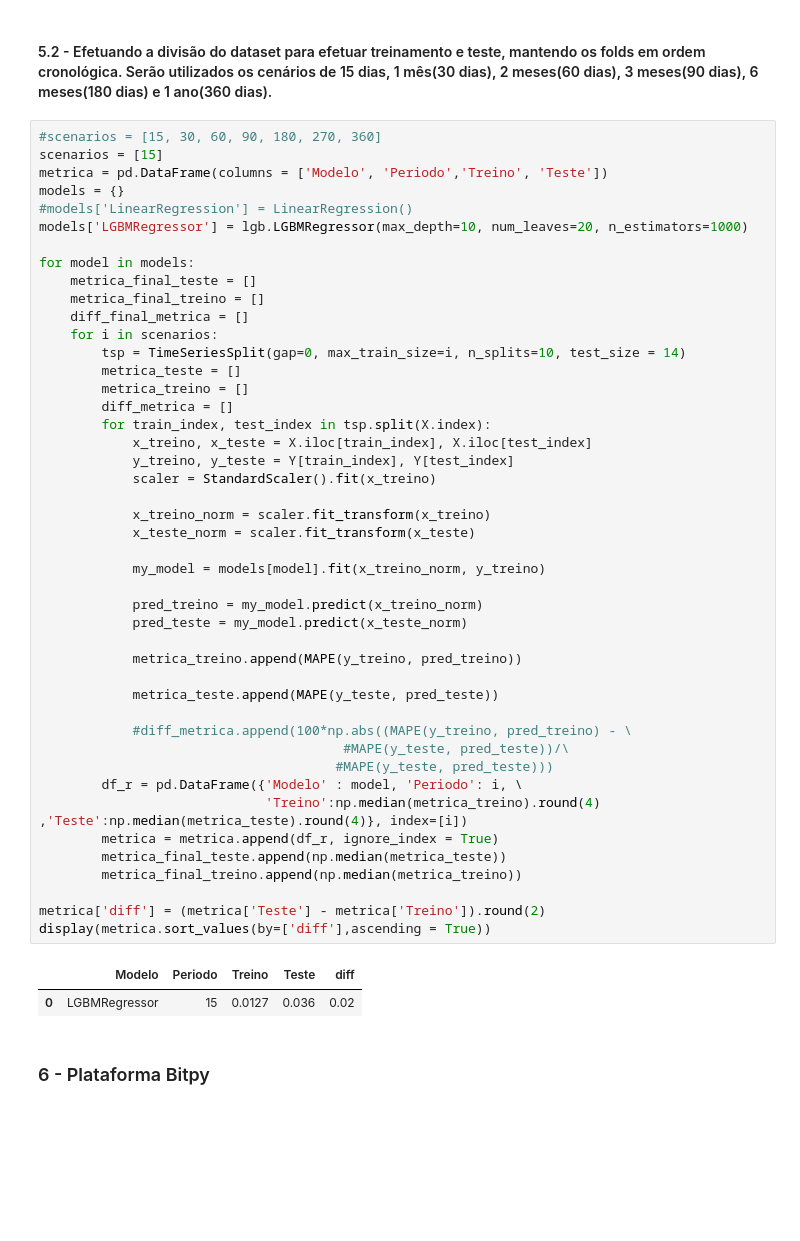
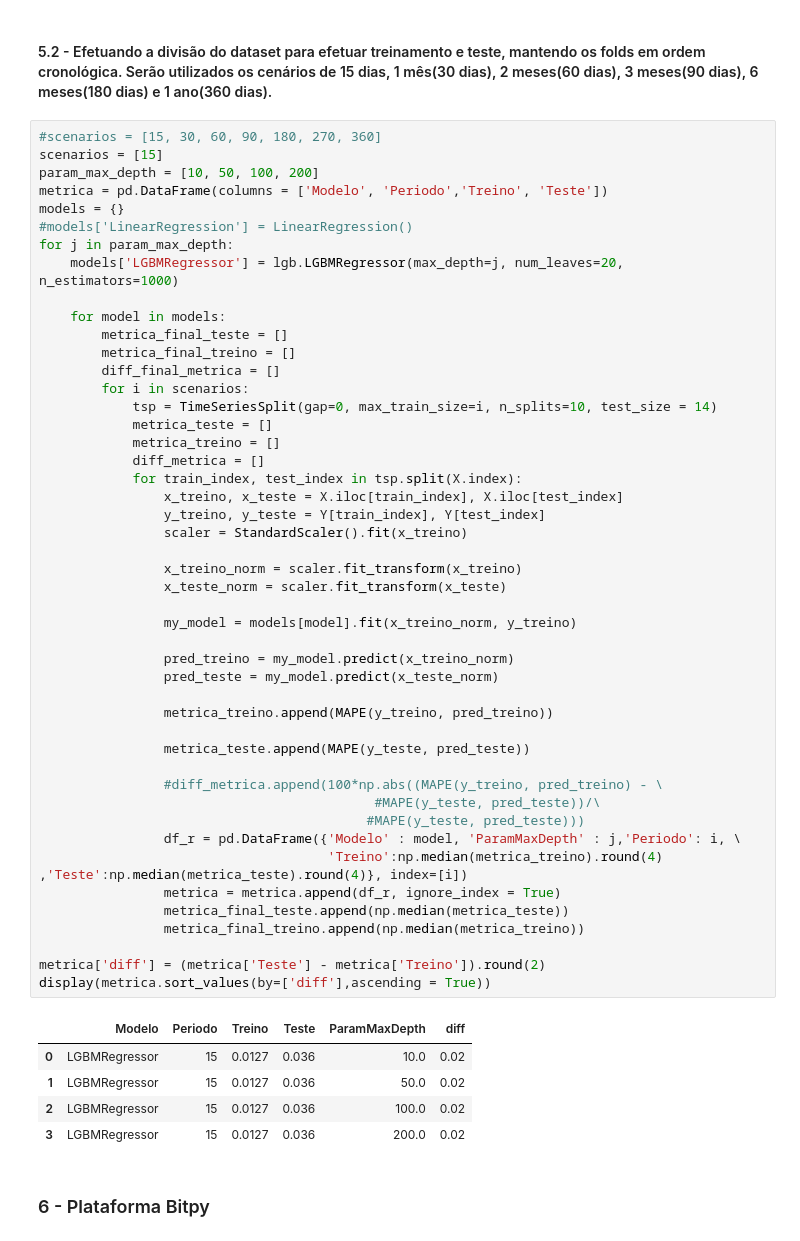
Before and after one commit to jsoft-ti/machinelearning, a Jupyter notebook: outros/projeto_dh/NotebookProjetoDH_VF-IBOV.ipynb, the cells around one changed output. Cells and saved outputs as stored; diff of their text form; blank space fills up the shorter version.

Commit message:
Variando parametro de profubndidade

```diff
--- a/outros/projeto_dh/NotebookProjetoDH_VF-IBOV.ipynb
+++ b/outros/projeto_dh/NotebookProjetoDH_VF-IBOV.ipynb
@@ -593,51 +593,56 @@ display(X.shape)
 # %%
 #scenarios = [15, 30, 60, 90, 180, 270, 360]
 scenarios = [15]
+param_max_depth = [10, 50, 100, 200]
 metrica = pd.DataFrame(columns = ['Modelo', 'Periodo','Treino', 'Teste'])
 models = {}
 #models['LinearRegression'] = LinearRegression()
-models['LGBMRegressor'] = lgb.LGBMRegressor(max_depth=10, num_leaves=20, n_estimators=1000)
+for j in param_max_depth:
+    models['LGBMRegressor'] = lgb.LGBMRegressor(max_depth=j, num_leaves=20, n_estimators=1000)
 
-for model in models:
-    metrica_final_teste = []
-    metrica_final_treino = []
-    diff_final_metrica = []
-    for i in scenarios:
-        tsp = TimeSeriesSplit(gap=0, max_train_size=i, n_splits=10, test_size = 14)
-        metrica_teste = []
-        metrica_treino = []
-        diff_metrica = []
-        for train_index, test_index in tsp.split(X.index):
-            x_treino, x_teste = X.iloc[train_index], X.iloc[test_index]
-            y_treino, y_teste = Y[train_index], Y[test_index]
-            scaler = StandardScaler().fit(x_treino)
+    for model in models:
+        metrica_final_teste = []
+        metrica_final_treino = []
+        diff_final_metrica = []
+        for i in scenarios:
+            tsp = TimeSeriesSplit(gap=0, max_train_size=i, n_splits=10, test_size = 14)
+            metrica_teste = []
+            metrica_treino = []
+            diff_metrica = []
+            for train_index, test_index in tsp.split(X.index):
+                x_treino, x_teste = X.iloc[train_index], X.iloc[test_index]
+                y_treino, y_teste = Y[train_index], Y[test_index]
+                scaler = StandardScaler().fit(x_treino)
 
-            x_treino_norm = scaler.fit_transform(x_treino)
-            x_teste_norm = scaler.fit_transform(x_teste)
+                x_treino_norm = scaler.fit_transform(x_treino)
+                x_teste_norm = scaler.fit_transform(x_teste)
 
-            my_model = models[model].fit(x_treino_norm, y_treino)
+                my_model = models[model].fit(x_treino_norm, y_treino)
 
-            pred_treino = my_model.predict(x_treino_norm)
-            pred_teste = my_model.predict(x_teste_norm)
+                pred_treino = my_model.predict(x_treino_norm)
+                pred_teste = my_model.predict(x_teste_norm)
 
-            metrica_treino.append(MAPE(y_treino, pred_treino))
+                metrica_treino.append(MAPE(y_treino, pred_treino))
 
-            metrica_teste.append(MAPE(y_teste, pred_teste))
+                metrica_teste.append(MAPE(y_teste, pred_teste))
 
-            #diff_metrica.append(100*np.abs((MAPE(y_treino, pred_treino) - \
-                                       #MAPE(y_teste, pred_teste))/\
-                                      #MAPE(y_teste, pred_teste)))
-        df_r = pd.DataFrame({'Modelo' : model, 'Periodo': i, \
-                             'Treino':np.median(metrica_treino).round(4) ,'Teste':np.median(metrica_teste).round(4)}, index=[i])
-        metrica = metrica.append(df_r, ignore_index = True)
-        metrica_final_teste.append(np.median(metrica_teste))
-        metrica_final_treino.append(np.median(metrica_treino))
+                #diff_metrica.append(100*np.abs((MAPE(y_treino, pred_treino) - \
+                                           #MAPE(y_teste, pred_teste))/\
+                                          #MAPE(y_teste, pred_teste)))
+                df_r = pd.DataFrame({'Modelo' : model, 'ParamMaxDepth' : j,'Periodo': i, \
+                                     'Treino':np.median(metrica_treino).round(4) ,'Teste':np.median(metrica_teste).round(4)}, index=[i])
+                metrica = metrica.append(df_r, ignore_index = True)
+                metrica_final_teste.append(np.median(metrica_teste))
+                metrica_final_treino.append(np.median(metrica_treino))
 
 metrica['diff'] = (metrica['Teste'] - metrica['Treino']).round(2)
 display(metrica.sort_values(by=['diff'],ascending = True))
 # %% [output]
-|  | Modelo | Periodo | Treino | Teste | diff |
-| 0 | LGBMRegressor | 15 | 0.0127 | 0.036 | 0.02 |
+|  | Modelo | Periodo | Treino | Teste | ParamMaxDepth | diff |
+| 0 | LGBMRegressor | 15 | 0.0127 | 0.036 | 10.0 | 0.02 |
+| 1 | LGBMRegressor | 15 | 0.0127 | 0.036 | 50.0 | 0.02 |
+| 2 | LGBMRegressor | 15 | 0.0127 | 0.036 | 100.0 | 0.02 |
+| 3 | LGBMRegressor | 15 | 0.0127 | 0.036 | 200.0 | 0.02 |
 # %% [markdown]
 ### 6 - Plataforma Bitpy
 # %%
```
Also changed, not shown: parts of 11 cells of this notebook.
